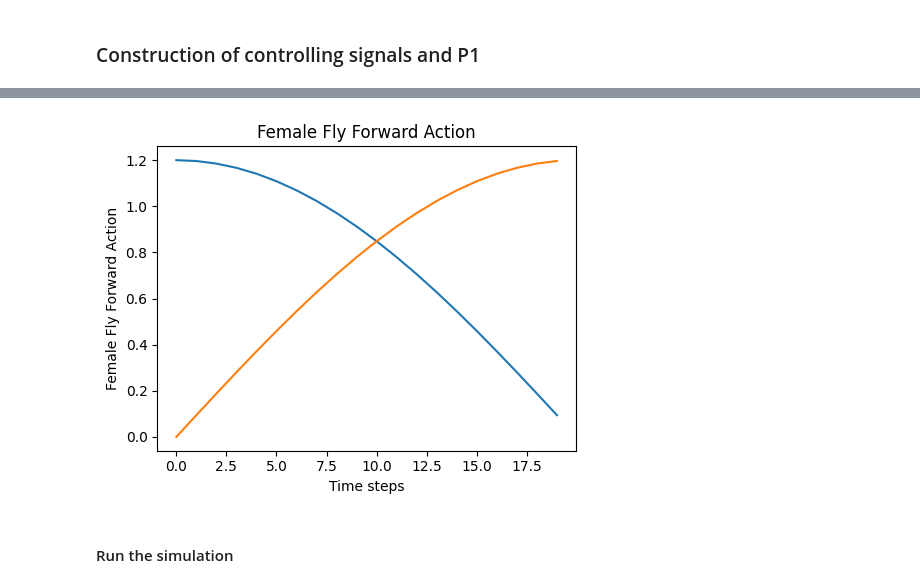
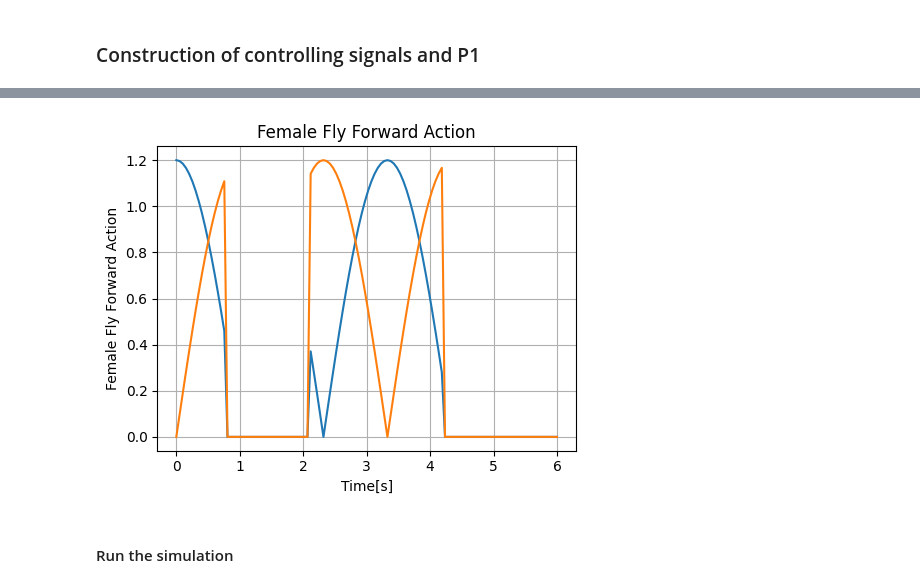
Before and after one commit to AndyPiantoni/ControlBehavProject, a Jupyter notebook: chasing-Andy-Adding IVALU.ipynb, the cells around one changed output, grey strips where cells are left out. Cells and saved outputs as stored; diff of their text form; code cells hidden in the pictures.

```diff
--- a/chasing-Andy-Adding IVALU.ipynb
+++ b/chasing-Andy-Adding IVALU.ipynb
@@ -149,21 +159,34 @@ def p1_control_signal(run_time: float, time_step: float) -> np.ndarray:
     """Returns a P1 signal [0,1].
     The control signal is a 2D array of shape (num_time_steps, 2)"""
 
-    # P1 signal is a 2D array of shape (num_time_steps, 2)
+    # P1 signal is a 2D array of shape (num_time_steps, 1)
     p1_signal = np.ones((int(run_time / time_step), 1))
 
+    T_high = 1.5  # seconds
+    T_low = 0.5  # seconds
+
+    # Create a square wave signal with T_high and T_low= T_high/T_ratio
+    signal_low = np.zeros(int(T_low / time_step))
+    signal_high = np.ones(int(T_high / time_step))
+    signal = np.concatenate([signal_high, signal_low])
+    num_repeats = int(run_time / time_step / len(signal))
+    p1_signal = np.tile(signal, num_repeats)
+    # fille up the rest of the signal with ones (resting state)
+    p1_signal = np.concatenate([p1_signal, np.ones(int(run_time / time_step) - len(p1_signal))])
+
     # Create a sine wave signal
-    p1_signal[:, 0] = 0.5*(np.sin(1 * np.pi * np.linspace(0, run_time, int(run_time / time_step)))+1)
+    #p1_signal[:, 0] = 0.5*(np.cos(0.5 * np.pi * np.linspace(0, run_time, int(run_time / time_step)))+1)
 
 
     return p1_signal
 
 def plot_signal(p1_signal, name: str):
     fig, ax = plt.subplots(1, 1, figsize=(5, 4), tight_layout=True)
-    ax.plot(p1_signal)
-    ax.set_xlabel("Time steps")
+    ax.plot(np.linspace(0, run_time, int(run_time / decision_interval)), p1_signal)
+    ax.set_xlabel("Time[s]")
     ax.set_ylabel(name)
     ax.set_title(name)
+    plt.grid()
 # %%
 p1_signal = p1_control_signal(run_time, decision_interval)
 plot_signal(p1_signal, "P1 signal")
@@ -172,28 +195,37 @@ plot_signal(p1_signal, "P1 signal")
 # %%
 num_decision_steps = int(run_time / decision_interval)
 physics_steps_per_decision_step = int(decision_interval / timestep)
 
-t = np.arange(0, run_time, decision_interval)
+t_stop_middle = 1.3
+t_stop_end = 1.8
+total_stop_time = t_stop_middle + t_stop_end # 1s stop at beginning, 2s stop at the end
+
+t = np.arange(0, run_time-total_stop_time, decision_interval)
 
 fly1_actions = (
     np.column_stack(
         [
             np.abs(np.cos(t * np.pi / 2)),
             np.abs(np.sin(t * np.pi / 2)),
         ]
     )
     * 1.2
 )
 
-# # set the last 2s of the actions to 0
-# fly1_actions[int((run_time-2) / decision_interval) :, :] = 0
+stop1 = np.zeros((int(t_stop_middle / decision_interval), 2))
+stop2 = np.zeros((int(t_stop_end / decision_interval), 2))
 
-# # Let the fly stop after 0.5 seconds for 1 seconds
-# fly1_actions[int(0.5 / decision_interval) : int(1.5 / decision_interval), :] = 0
+# insert stop 1 after 0.8 seconds
+fly1_actions = np.vstack((fly1_actions[:int(0.8 / decision_interval)], stop1, fly1_actions[int(0.8 / decision_interval):]))
+
+# insert stop 2 at the end
+fly1_actions = np.vstack((fly1_actions, stop2))
+
+assert len(fly1_actions) == num_decision_steps, f"Expected {num_decision_steps} decision steps, got {len(fly1_actions)}"
 
 plot_signal(fly1_actions, "Female Fly Forward Action")
 # %% [output]
-[figure, old version]
+[figure, new version]
 # %% [markdown]
 #### Run the simulation
 # %%
```
Also changed, not shown: parts of 15 cells of this notebook, 2 other files.
